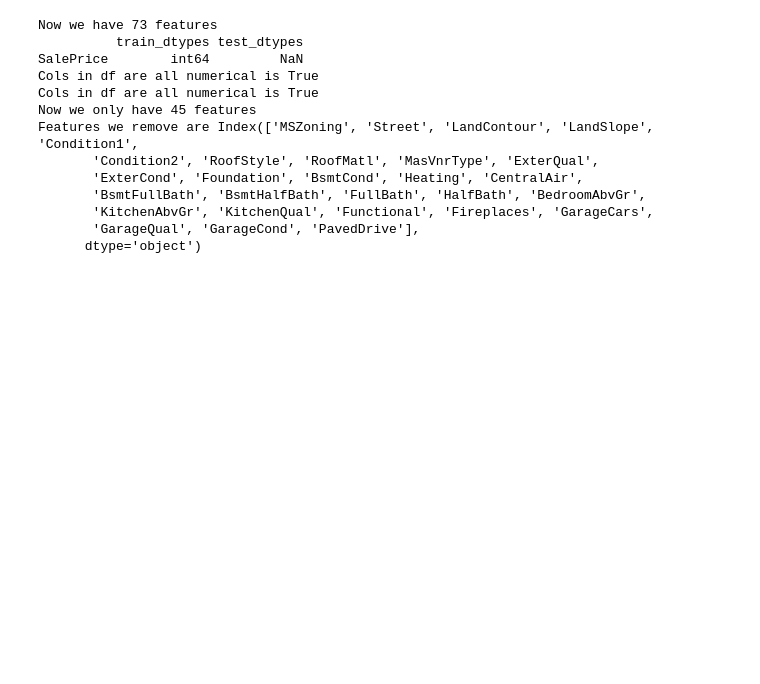
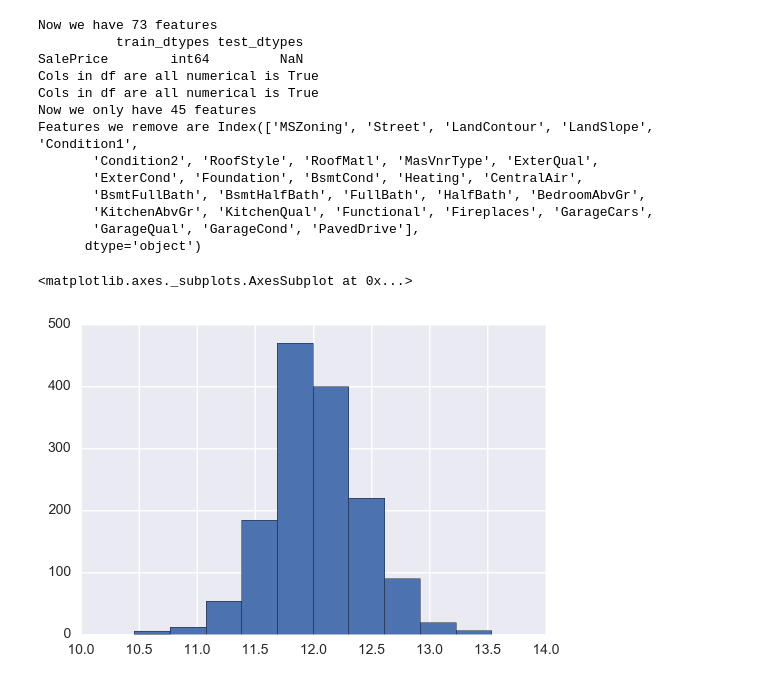
Before and after one commit to MiyainNYC/Rose, a Jupyter notebook: house_pred_ML/rollup.ipynb, the cells around one changed output. Drawn from its saved outputs; the diff is of its cells as text; code cells hidden in the pictures; blank space fills up the shorter version.

```diff
--- a/house_pred_ML/rollup.ipynb
+++ b/house_pred_ML/rollup.ipynb
@@ -140,3 +140,9 @@ Features we remove are Index(['MSZoning', 'Street', 'LandContour', 'LandSlope',
        'KitchenAbvGr', 'KitchenQual', 'Functional', 'Fireplaces', 'GarageCars',
        'GarageQual', 'GarageCond', 'PavedDrive'],
       dtype='object')
+# %%
+#log transform the target:
+np.log1p(train_reduced["SalePrice"]).hist()
+# %% [output]
+<matplotlib.axes._subplots.AxesSubplot at 0x...>
+[figure, added]
```
Also changed, not shown: parts of 4 cells of this notebook.
